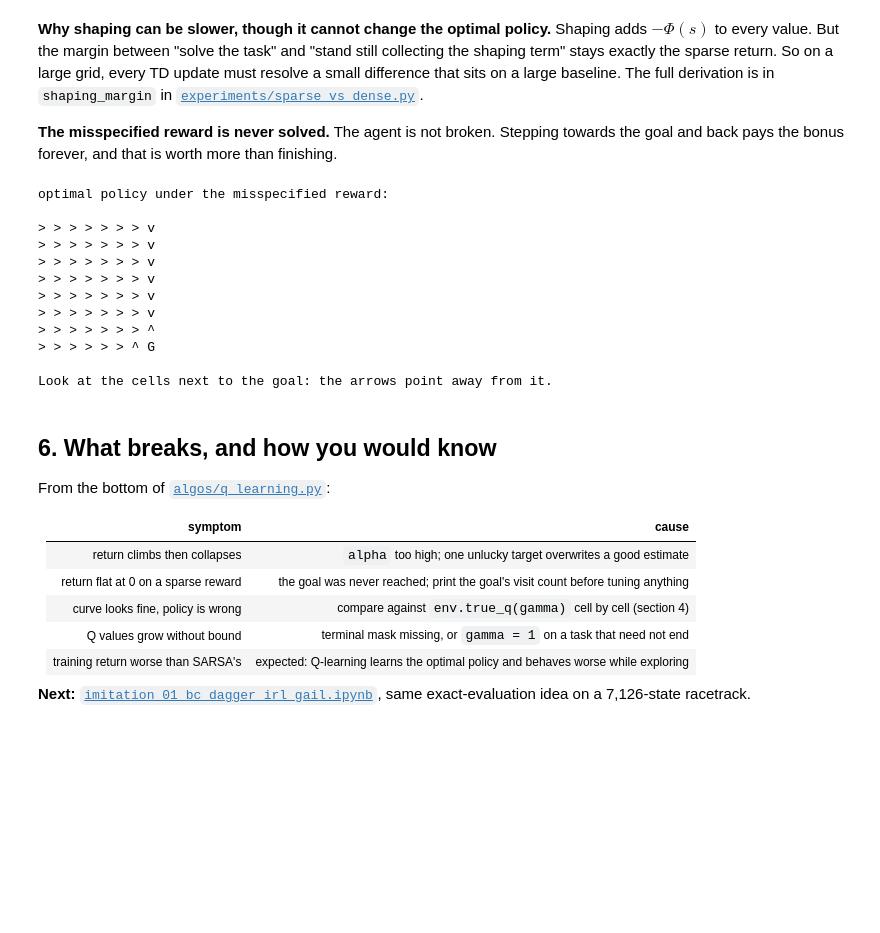
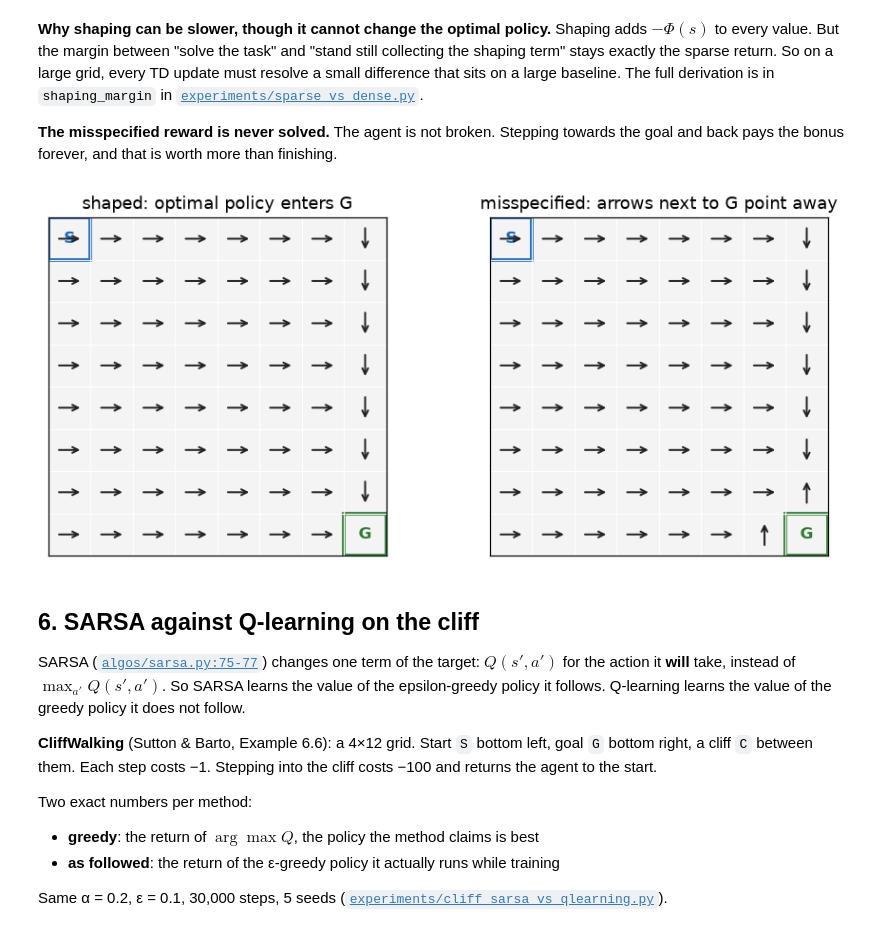
Before and after one commit to alexchilton/rl-advanced-learning, a Jupyter notebook: notebooks/tabular_01_q_learning.ipynb, the cells around one changed output. Drawn from its saved outputs; the diff is of its cells as text; code cells hidden in the pictures; blank space fills up the shorter version.

```diff
--- a/notebooks/tabular_01_q_learning.ipynb
+++ b/notebooks/tabular_01_q_learning.ipynb
@@ -281,33 +275,24 @@ The full derivation is in `shaping_margin` in [`experiments/sparse_vs_dense.py`]
 **The misspecified reward is never solved.** The agent is not broken. Stepping towards the goal and back pays the bonus forever, and that is worth more than finishing.
 # %%
 hacked = GridWorld(size=8, reward_mode="misspecified", gamma=GAMMA)
-print("optimal policy under the misspecified reward:\n")
-print(hacked.render_policy(hacked.optimal_policy(GAMMA)))
-print("\nLook at the cells next to the goal: the arrows point away from it.")
+shaped = GridWorld(size=8, reward_mode="shaped", gamma=GAMMA)
+fig, axs = plt.subplots(1, 2, figsize=(10, 4.2))
+grid_figure(shaped, axs[0], policy=shaped.optimal_policy(GAMMA), title="shaped: optimal policy enters G")
+grid_figure(hacked, axs[1], policy=hacked.optimal_policy(GAMMA), title="misspecified: arrows next to G point away")
+plt.show()
 # %% [output]
-optimal policy under the misspecified reward:
-
-> > > > > > > v
-> > > > > > > v
-> > > > > > > v
-> > > > > > > v
-> > > > > > > v
-> > > > > > > v
-> > > > > > > ^
-> > > > > > ^ G
-
-Look at the cells next to the goal: the arrows point away from it.
+[figure, added]
 # %% [markdown]
-## 6. What breaks, and how you would know
+## 6. SARSA against Q-learning on the cliff
 
-From the bottom of [`algos/q_learning.py`](../algos/q_learning.py):
+SARSA ([`algos/sarsa.py:75-77`](../algos/sarsa.py)) changes one term of the target: $Q(s', a')$ for the action it **will** take, instead of $\max_{a'} Q(s', a')$.
+So SARSA learns the value of the epsilon-greedy policy it follows. Q-learning learns the value of the greedy policy it does not follow.
 
-| symptom | cause |
-| --- | --- |
-| return climbs then collapses | `alpha` too high; one unlucky target overwrites a good estimate |
-| return flat at 0 on a sparse reward | the goal was never reached; print the goal's visit count before tuning anything |
-| curve looks fine, policy is wrong | compare against `env.true_q(gamma)` cell by cell (section 4) |
-| Q values grow without bound | terminal mask missing, or `gamma = 1` on a task that need not end |
-| training return worse than SARSA's | expected: Q-learning learns the optimal policy and behaves worse while exploring |
+**CliffWalking** (Sutton & Barto, Example 6.6): a 4×12 grid. Start `S` bottom left, goal `G` bottom right, a cliff `C` between them.
+Each step costs −1. Stepping into the cliff costs −100 and returns the agent to the start.
 
-**Next:** [`imitation_01_bc_dagger_irl_gail.ipynb`](imitation_01_bc_dagger_irl_gail.ipynb), same exact-evaluation idea on a 7,126-state racetrack.
+Two exact numbers per method:
+- **greedy**: the return of $\arg\max Q$, the policy the method claims is best
+- **as followed**: the return of the ε-greedy policy it actually runs while training
+
+Same α = 0.2, ε = 0.1, 30,000 steps, 5 seeds ([`experiments/cliff_sarsa_vs_qlearning.py`](../experiments/cliff_sarsa_vs_qlearning.py)).
```
Also changed, not shown: parts of 7 cells of this notebook, 7 other files.
